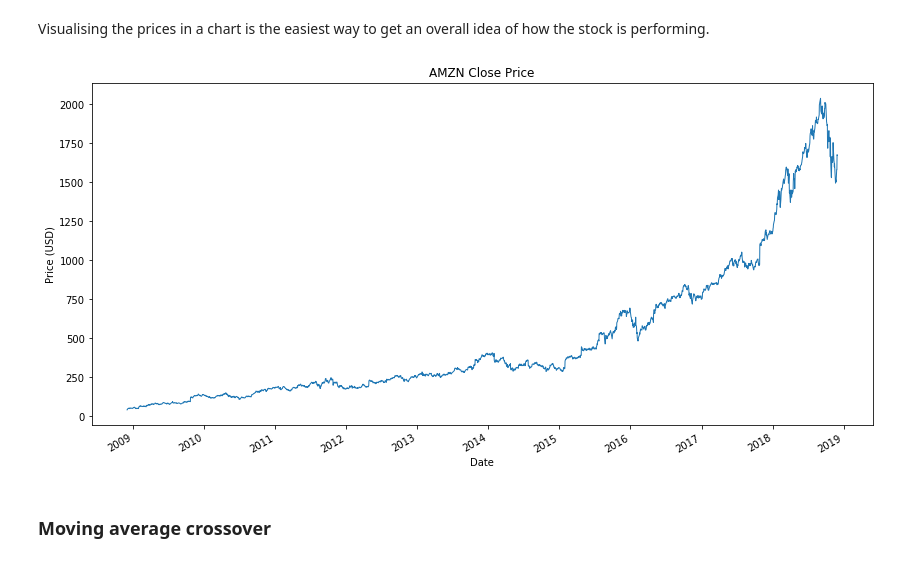
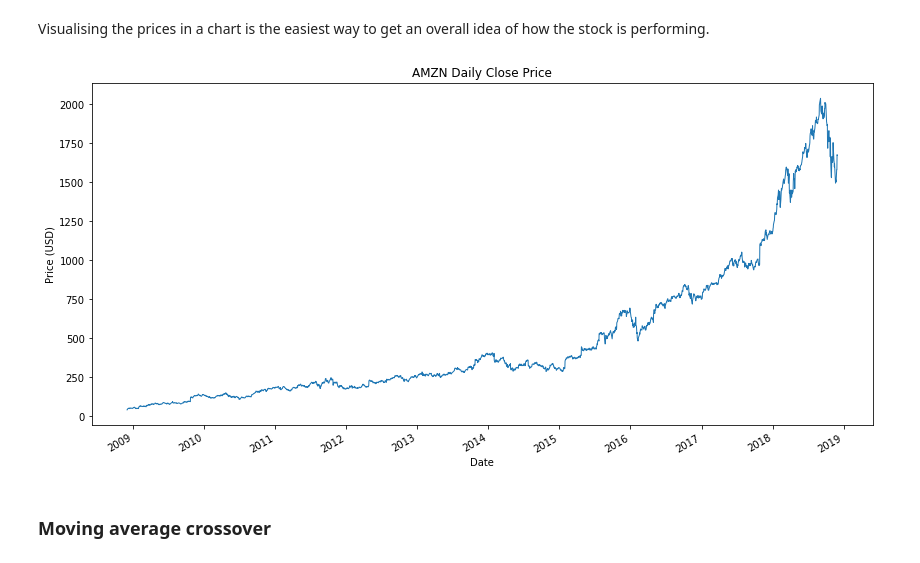
Before and after one commit to MatthewCarterIO/Amazon-moving-average-DA, a Jupyter notebook: Amazon_moving_average_DA.ipynb, the cells around one changed output. Saved outputs shown, nothing was run; the diff lists cells and outputs as text; code cells hidden in the pictures.

```diff
--- a/Amazon_moving_average_DA.ipynb
+++ b/Amazon_moving_average_DA.ipynb
@@ -69,12 +71,12 @@ Visualising the prices in a chart is the easiest way to get an overall idea of h
 # %%
 # Plot stock price chart.
 stock_df['close'].plot(kind='line', figsize=(14, 7), linewidth=1)
-plt.title("AMZN Close Price")
+plt.title("AMZN Daily Close Price")
 plt.xlabel("Date")
 plt.ylabel("Price (USD)")
 plt.show()
 # %% [output]
-[figure, old version]
+[figure, new version]
 # %% [markdown]
 ### Moving average crossover
 # %% [markdown]
```
Also changed, not shown: parts of 17 cells of this notebook.
